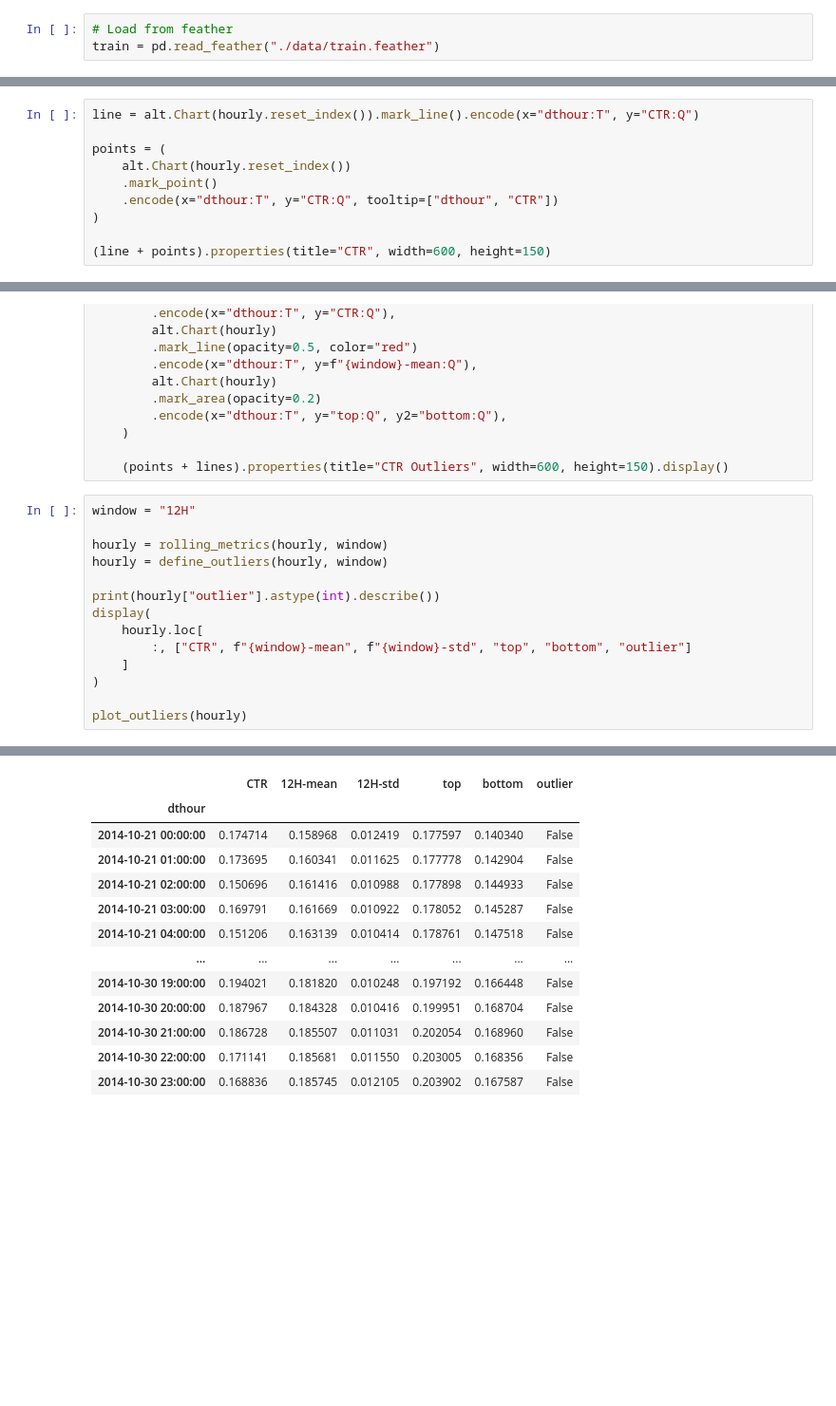
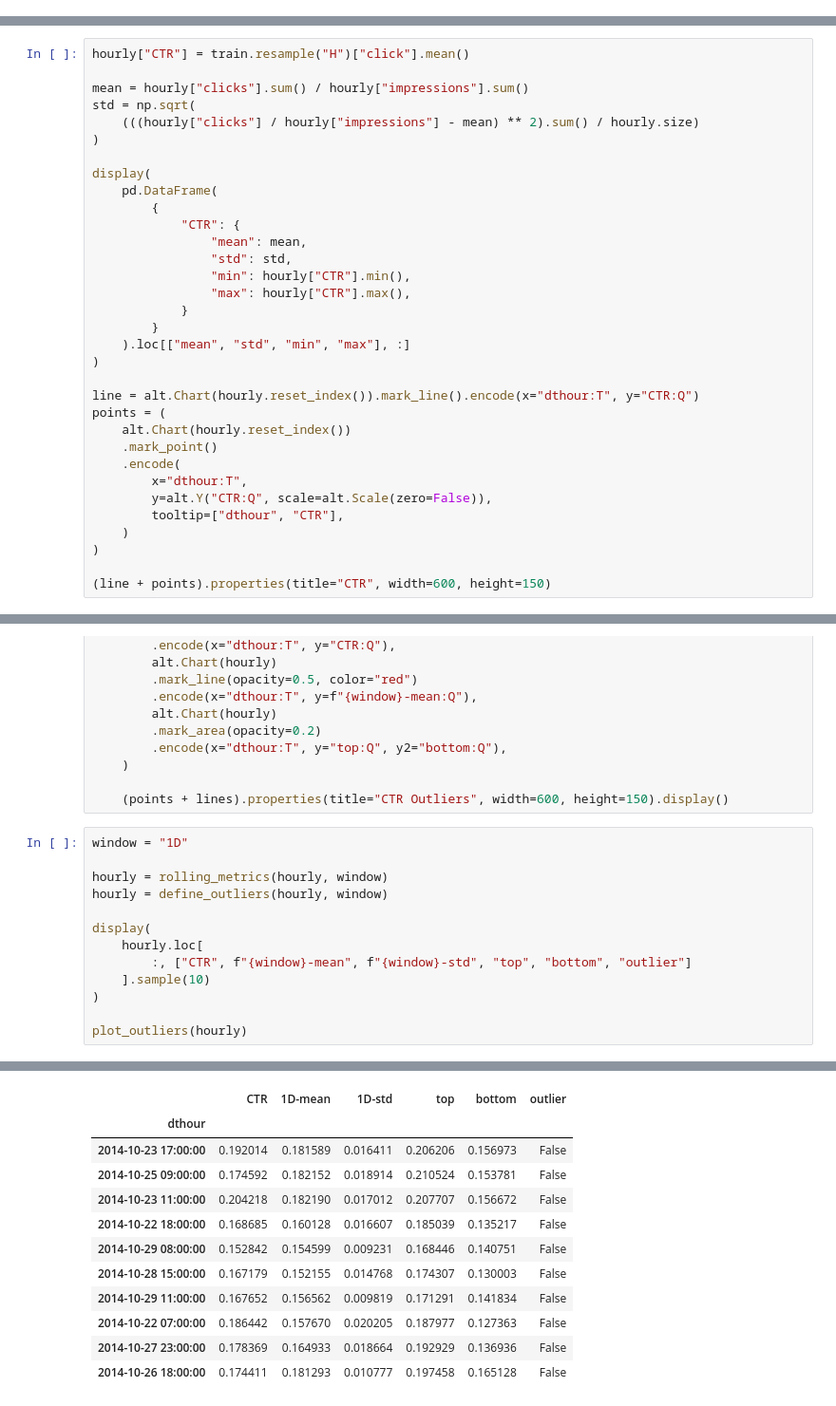
Before and after one commit to nocibambi/adverity-ctr-challenge, a Jupyter notebook: outlier_detection.ipynb, the cells around one changed output, grey strips where cells are left out. Shown: that part at 95% size. Drawn from its saved outputs; the diff is of its cells as text; blank space fills up the shorter version.

```diff
--- a/outlier_detection.ipynb
+++ b/outlier_detection.ipynb
@@ -25,3 +38,0 @@ assert train.equals(pd.read_feather("./data/train.feather"))
-# %%
-# Load from feather
-train = pd.read_feather("./data/train.feather")
@@ -62,10 +125,33 @@ hourly["impressions"] = train.resample("H")["click"].count()
 # %%
+hourly["CTR"] = train.resample("H")["click"].mean()
+
+mean = hourly["clicks"].sum() / hourly["impressions"].sum()
+std = np.sqrt(
+    (((hourly["clicks"] / hourly["impressions"] - mean) ** 2).sum() / hourly.size)
+)
+
+display(
+    pd.DataFrame(
+        {
+            "CTR": {
+                "mean": mean,
+                "std": std,
+                "min": hourly["CTR"].min(),
+                "max": hourly["CTR"].max(),
+            }
+        }
+    ).loc[["mean", "std", "min", "max"], :]
+)
+
 line = alt.Chart(hourly.reset_index()).mark_line().encode(x="dthour:T", y="CTR:Q")
-
 points = (
     alt.Chart(hourly.reset_index())
     .mark_point()
-    .encode(x="dthour:T", y="CTR:Q", tooltip=["dthour", "CTR"])
+    .encode(
+        x="dthour:T",
+        y=alt.Y("CTR:Q", scale=alt.Scale(zero=False)),
+        tooltip=["dthour", "CTR"],
+    )
 )
 
 (line + points).properties(title="CTR", width=600, height=150)
@@ -159,16 +252,15 @@ def plot_outliers(hourly):
 
     (points + lines).properties(title="CTR Outliers", width=600, height=150).display()
 # %%
-window = "12H"
+window = "1D"
 
 hourly = rolling_metrics(hourly, window)
 hourly = define_outliers(hourly, window)
 
-print(hourly["outlier"].astype(int).describe())
 display(
     hourly.loc[
         :, ["CTR", f"{window}-mean", f"{window}-std", "top", "bottom", "outlier"]
-    ]
+    ].sample(10)
 )
 
 plot_outliers(hourly)
@@ -186,13 +269,12 @@ Name: outlier, dtype: float64
-|  | CTR | 12H-mean | 12H-std | top | bottom | outlier |
+|  | CTR | 1D-mean | 1D-std | top | bottom | outlier |
 | dthour |  |  |  |  |  |  |
-| 2014-10-21 00:00:00 | 0.174714 | 0.158968 | 0.012419 | 0.177597 | 0.140340 | False |
-| 2014-10-21 01:00:00 | 0.173695 | 0.160341 | 0.011625 | 0.177778 | 0.142904 | False |
-| 2014-10-21 02:00:00 | 0.150696 | 0.161416 | 0.010988 | 0.177898 | 0.144933 | False |
-| 2014-10-21 03:00:00 | 0.169791 | 0.161669 | 0.010922 | 0.178052 | 0.145287 | False |
-| 2014-10-21 04:00:00 | 0.151206 | 0.163139 | 0.010414 | 0.178761 | 0.147518 | False |
-| ... | ... | ... | ... | ... | ... | ... |
-| 2014-10-30 19:00:00 | 0.194021 | 0.181820 | 0.010248 | 0.197192 | 0.166448 | False |
-| 2014-10-30 20:00:00 | 0.187967 | 0.184328 | 0.010416 | 0.199951 | 0.168704 | False |
-| 2014-10-30 21:00:00 | 0.186728 | 0.185507 | 0.011031 | 0.202054 | 0.168960 | False |
-| 2014-10-30 22:00:00 | 0.171141 | 0.185681 | 0.011550 | 0.203005 | 0.168356 | False |
-| 2014-10-30 23:00:00 | 0.168836 | 0.185745 | 0.012105 | 0.203902 | 0.167587 | False |
+| 2014-10-23 17:00:00 | 0.192014 | 0.181589 | 0.016411 | 0.206206 | 0.156973 | False |
+| 2014-10-25 09:00:00 | 0.174592 | 0.182152 | 0.018914 | 0.210524 | 0.153781 | False |
+| 2014-10-23 11:00:00 | 0.204218 | 0.182190 | 0.017012 | 0.207707 | 0.156672 | False |
+| 2014-10-22 18:00:00 | 0.168685 | 0.160128 | 0.016607 | 0.185039 | 0.135217 | False |
+| 2014-10-29 08:00:00 | 0.152842 | 0.154599 | 0.009231 | 0.168446 | 0.140751 | False |
+| 2014-10-28 15:00:00 | 0.167179 | 0.152155 | 0.014768 | 0.174307 | 0.130003 | False |
+| 2014-10-29 11:00:00 | 0.167652 | 0.156562 | 0.009819 | 0.171291 | 0.141834 | False |
+| 2014-10-22 07:00:00 | 0.186442 | 0.157670 | 0.020205 | 0.187977 | 0.127363 | False |
+| 2014-10-27 23:00:00 | 0.178369 | 0.164933 | 0.018664 | 0.192929 | 0.136936 | False |
+| 2014-10-26 18:00:00 | 0.174411 | 0.181293 | 0.010777 | 0.197458 | 0.165128 | False |
```
Also changed, not shown: parts of 18 cells of this notebook, 1 other file.
